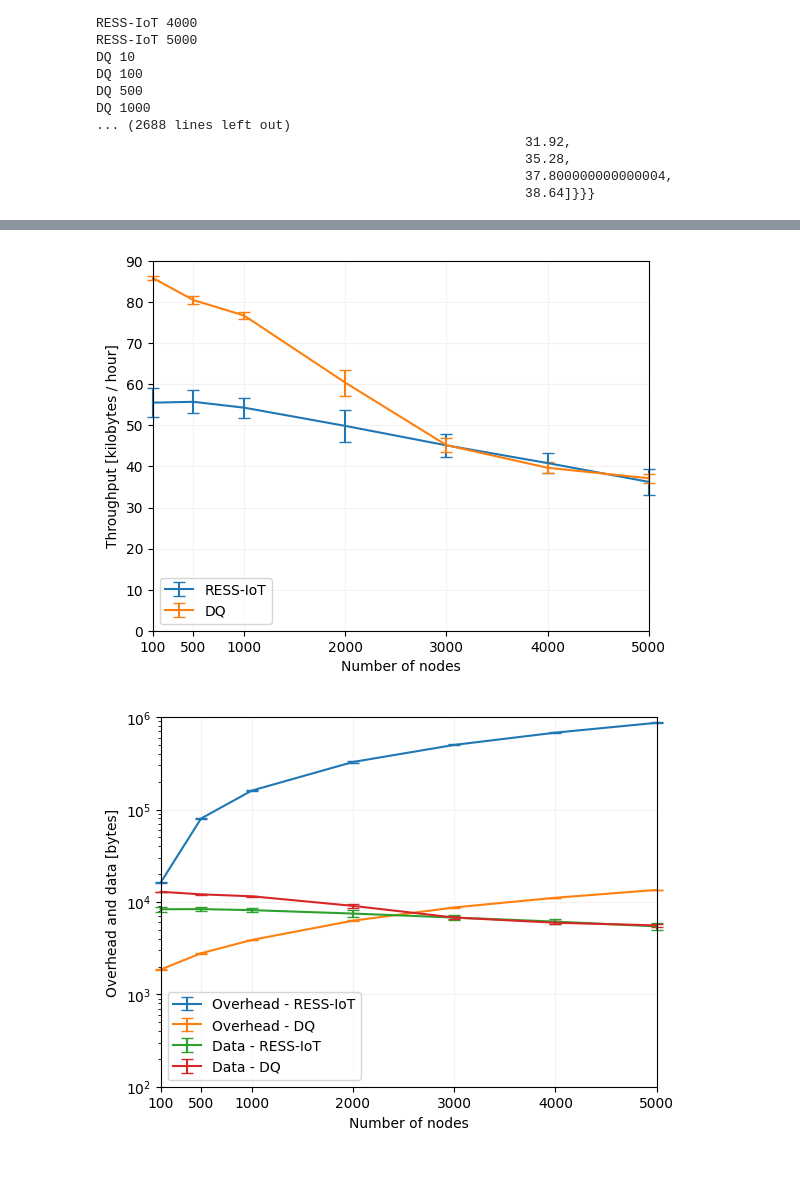
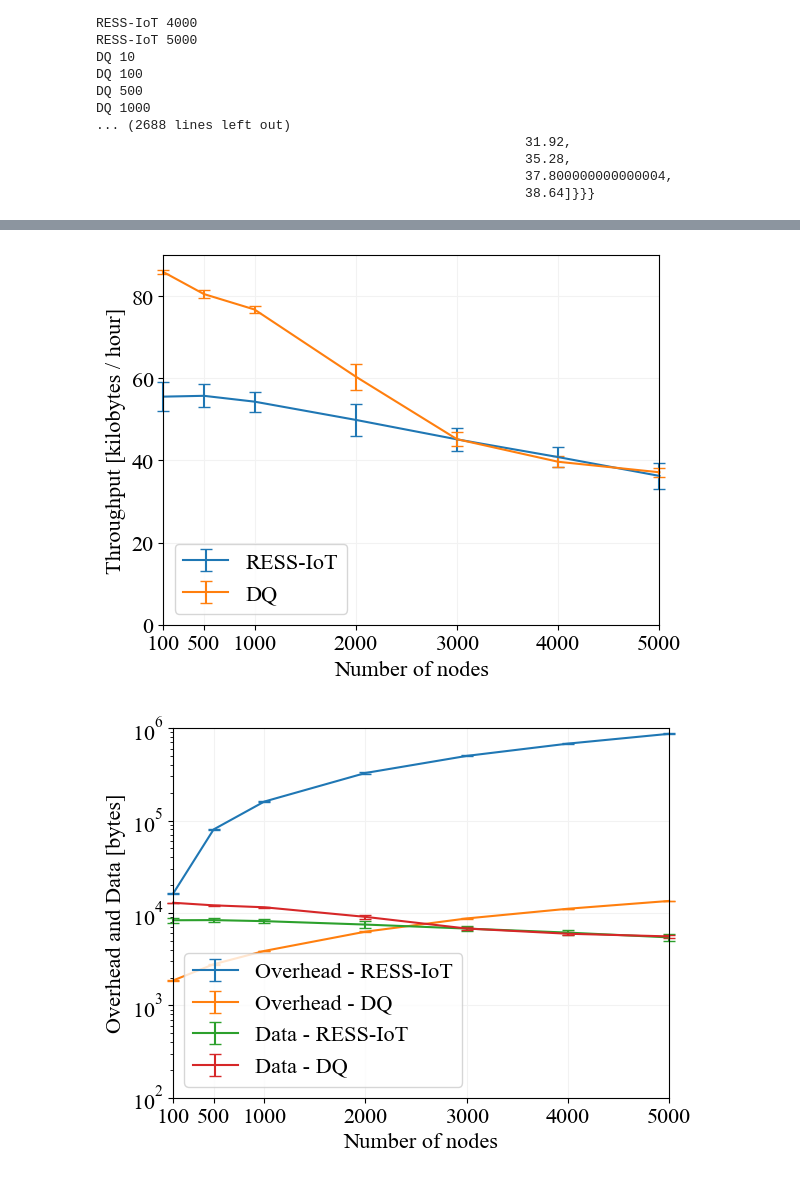
Before and after one commit to jason-gerard/DRAAF-pipeline, a Jupyter notebook: DtS_Mac_Comparative_Paper/Data processing.ipynb, the cells around one changed output, grey strips where cells are left out. Drawn from its saved outputs; the diff is of its cells as text; code cells hidden in the pictures.

Commit message:
Updated comparative paper graphs and diagrams

```diff
--- a/DtS_Mac_Comparative_Paper/Data processing.ipynb
+++ b/DtS_Mac_Comparative_Paper/Data processing.ipynb
@@ -3,11 +3,15 @@ import pandas as pd
 import numpy as np
 import matplotlib.pyplot as plt
 import pprint
+# %%
+plt.rcParams.update({'font.size': 16})
+plt.rc('legend', fontsize=16)
+plt.rcParams.update({'font.family': 'Times New Roman'})
 # %%
 import os
 
 results_path = "/home/jason/Applications/omnetpp-6.0.1/samples/florasat/simulations/dtsiot/results"
-data_dir = "data"
+data_dir = "filtered_data"
 
 rebuild_csv = False
 if rebuild_csv:
@@ -312,7 +316,11 @@ def plot_runs(metric_names, label, ylims, is_log=False, show_metric_name=False):
             key_label = key if not show_metric_name else f"{metric} - {key}"
             plt.errorbar(x, y, yerr=yerr, label=key_label, capsize=4, clip_on=False)
 
-    plt.ylabel(label)
+    if "Energy Efficiency" in label:
+        y_label = "Energy Efficiency [bytes / joule]"
+    else:
+        y_label = label
+    plt.ylabel(y_label)
     plt.xlabel("Number of nodes")
     plt.legend(loc="lower left")
     plt.grid(linestyle='-', color='0.95')
@@ -327,7 +335,10 @@ def plot_runs(metric_names, label, ylims, is_log=False, show_metric_name=False):
     x_ticks = np.append(x_ticks, 500)
     ax.set_xticks(x_ticks)
 
-    plt.savefig(os.path.join(output_dir, f"{label.replace(' ', '_').replace('/', '_')}.png"))
+    plt.savefig(
+        os.path.join(output_dir, f"{label.replace(' ', '_').replace('/', '_')}.pdf"),
+        format="pdf"
+    )
     plt.show()
 
 ##### Satellite Energy Efficiency [bytes / joule]
@@ -351,7 +362,7 @@ metric = "Throughput [kilobytes / hour]"
 plot_runs([metric], metric, [0, 90])
 
 ##### Overhead and data [bytes]
-plot_runs(["Overhead", "Data"], "Overhead and data [bytes]", [100, 1000000], True, True)
+plot_runs(["Overhead", "Data"], "Overhead and Data [bytes]", [100, 1000000], True, True)
 
 ##### Average Delay [seconds]
 metric = "Average Delay [seconds]"
@@ -364,2 +375,2 @@ plot_runs([metric], metric, [0, 400])
-[figure, old version]
+[figure, new version]
-[figure, old version]
+[figure, new version]
```
Also changed, not shown: parts of 1 cell of this notebook, 31 other files.
